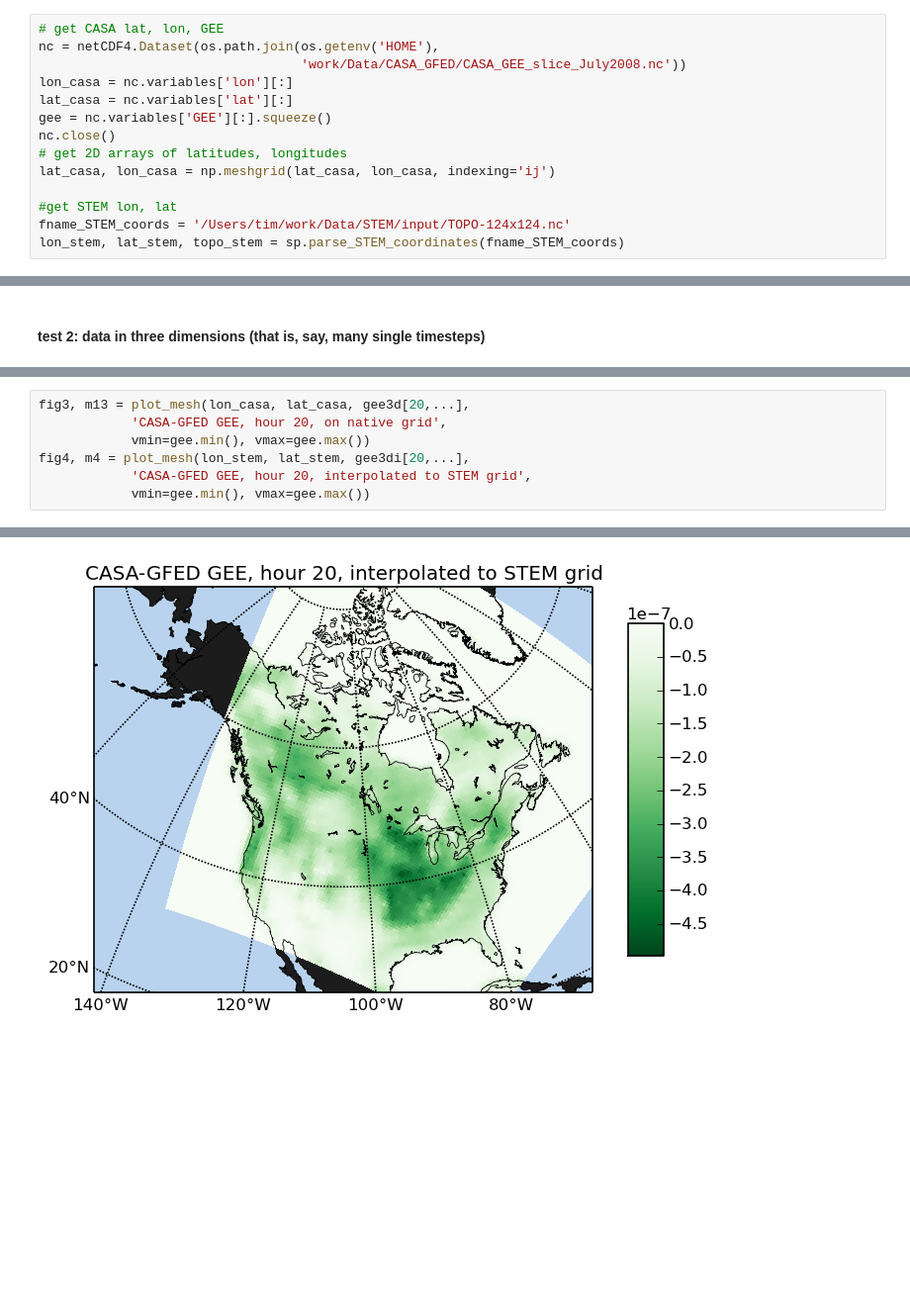
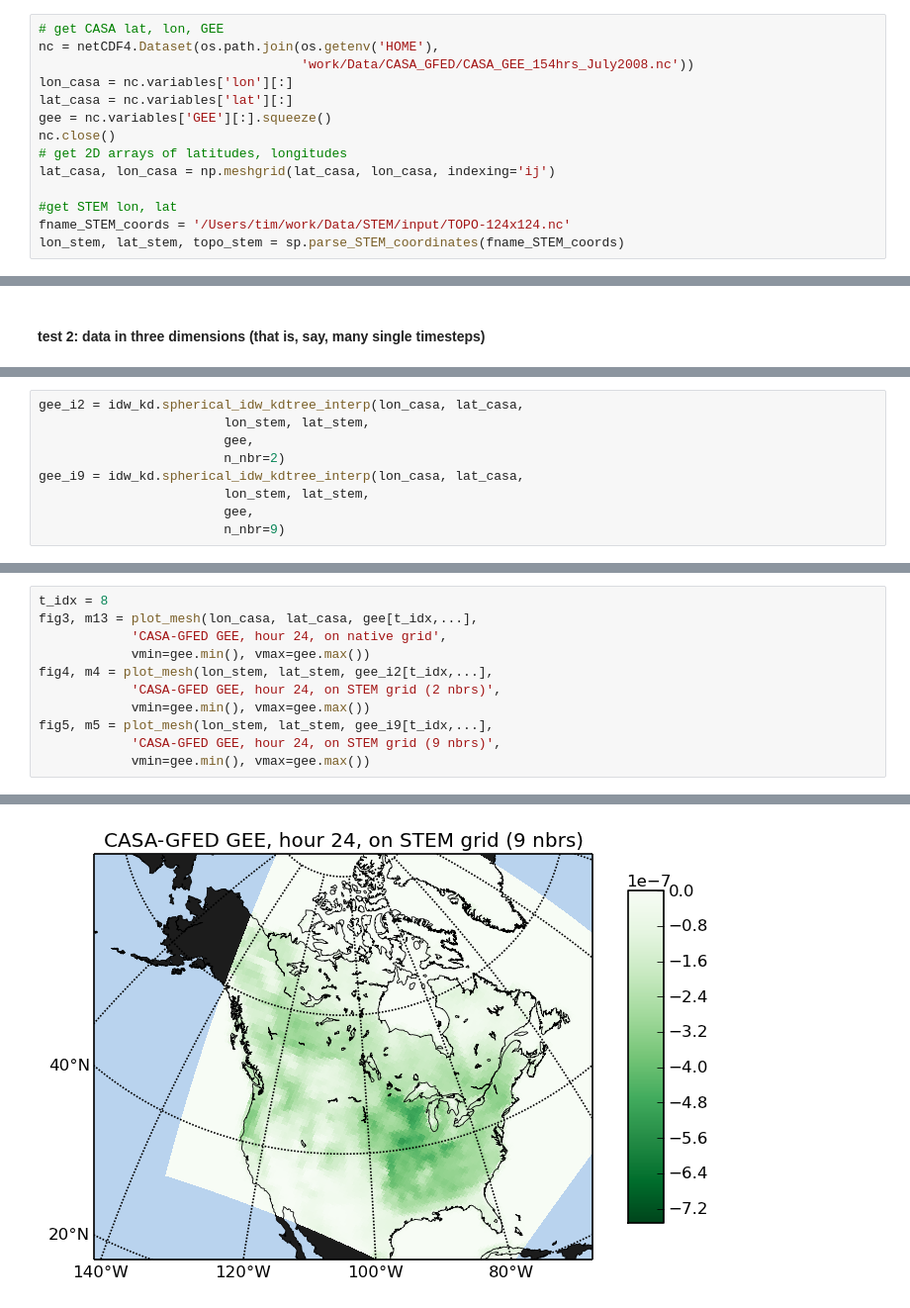
Before and after one commit to Timothy-W-Hilton/STEMPyTools, a Jupyter notebook: spherical_idw_kdtree_interp_module_demo.ipynb, the cells around one changed output, grey strips where cells are left out. Shown at 99% size. Drawn from its saved outputs; the diff is of its cells as text; blank space fills up the shorter version.

Commit message:
- fixed the axes problems in idwnn_kdtree_interp for interpolating three   dimensional data. - updated the iPython notebook to reflect the fix.

```diff
--- a/spherical_idw_kdtree_interp_module_demo.ipynb
+++ b/spherical_idw_kdtree_interp_module_demo.ipynb
@@ -51,7 +236,7 @@ def plot_mesh(lon1, lat1, data1, title1, vmin=None, vmax=None):
 # %%
 # get CASA lat, lon, GEE
 nc = netCDF4.Dataset(os.path.join(os.getenv('HOME'),
-                                  'work/Data/CASA_GFED/CASA_GEE_slice_July2008.nc'))
+                                  'work/Data/CASA_GFED/CASA_GEE_154hrs_July2008.nc'))
 lon_casa = nc.variables['lon'][:]
 lat_casa = nc.variables['lat'][:]
 gee = nc.variables['GEE'][:].squeeze()
@@ -147,0 +302,9 @@ gee3di = gee_stem_grid = idw_kd.spherical_idw_kdtree_interp(lon_casa,
+# %%
+gee_i2 = idw_kd.spherical_idw_kdtree_interp(lon_casa, lat_casa,
+					    lon_stem, lat_stem,
+					    gee,
+					    n_nbr=2)
+gee_i9 = idw_kd.spherical_idw_kdtree_interp(lon_casa, lat_casa,
+					    lon_stem, lat_stem,
+					    gee,
+					    n_nbr=9)
@@ -148,9 +364,13 @@ gee3di = gee_stem_grid = idw_kd.spherical_idw_kdtree_interp(lon_casa,
 # %%
-fig3, m13 = plot_mesh(lon_casa, lat_casa, gee3d[20,...],
-		    'CASA-GFED GEE, hour 20, on native grid',
+t_idx = 8
+fig3, m13 = plot_mesh(lon_casa, lat_casa, gee[t_idx,...],
+		    'CASA-GFED GEE, hour 24, on native grid',
 		    vmin=gee.min(), vmax=gee.max())
-fig4, m4 = plot_mesh(lon_stem, lat_stem, gee3di[20,...],
-		    'CASA-GFED GEE, hour 20, interpolated to STEM grid',
+fig4, m4 = plot_mesh(lon_stem, lat_stem, gee_i2[t_idx,...],
+		    'CASA-GFED GEE, hour 24, on STEM grid (2 nbrs)',
 		    vmin=gee.min(), vmax=gee.max())
+fig5, m5 = plot_mesh(lon_stem, lat_stem, gee_i9[t_idx,...],
+		    'CASA-GFED GEE, hour 24, on STEM grid (9 nbrs)',
+		    vmin=gee.min(), vmax=gee.max())
 # %% [output]
 <matplotlib.figure.Figure at 0x...>
@@ -158,2 +378,2 @@ fig4, m4 = plot_mesh(lon_stem, lat_stem, gee3di[20,...],
 <matplotlib.figure.Figure at 0x...>
-[figure, old version]
+[figure, new version]
```
Also changed, not shown: parts of 22 cells of this notebook, 1 other file.
